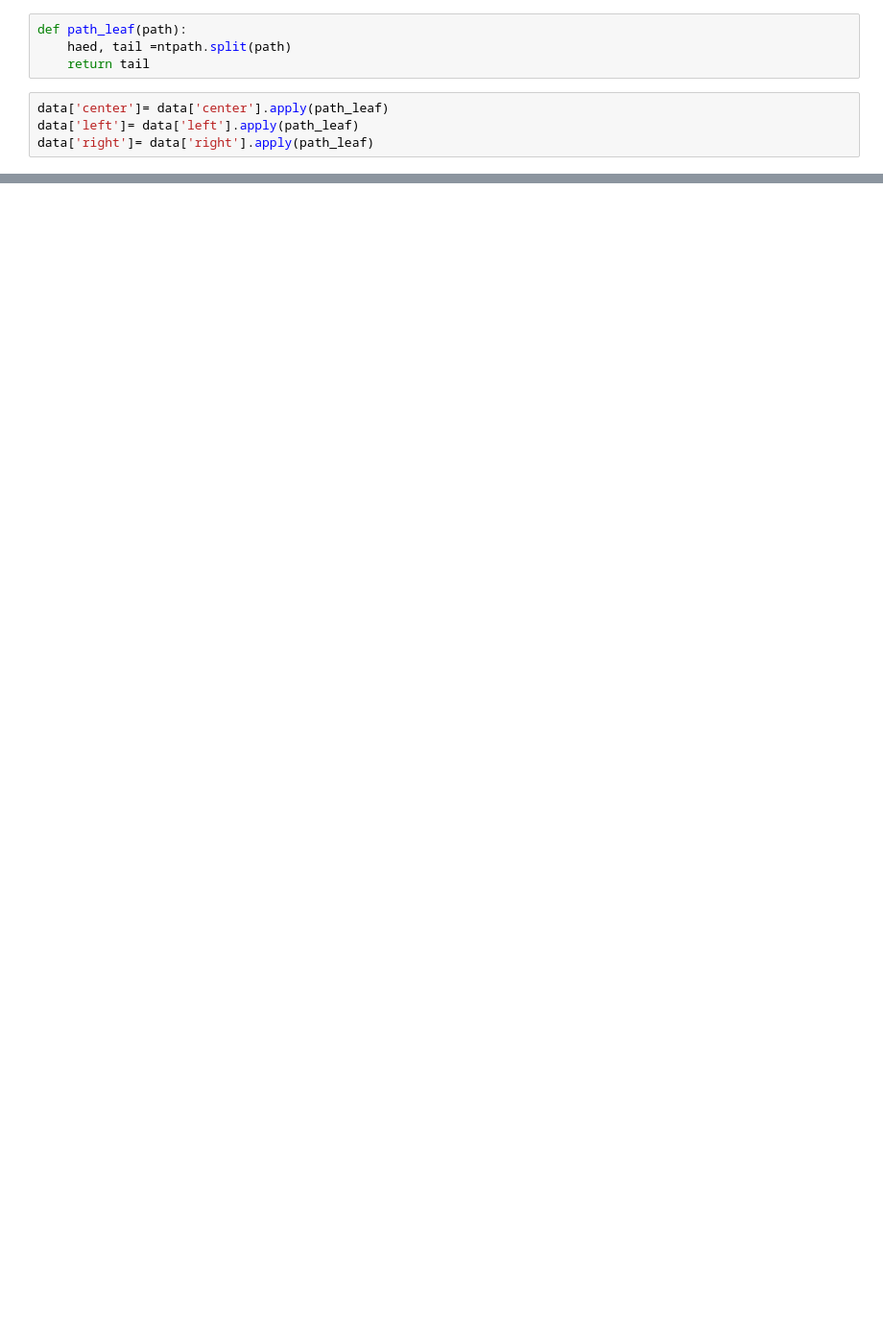
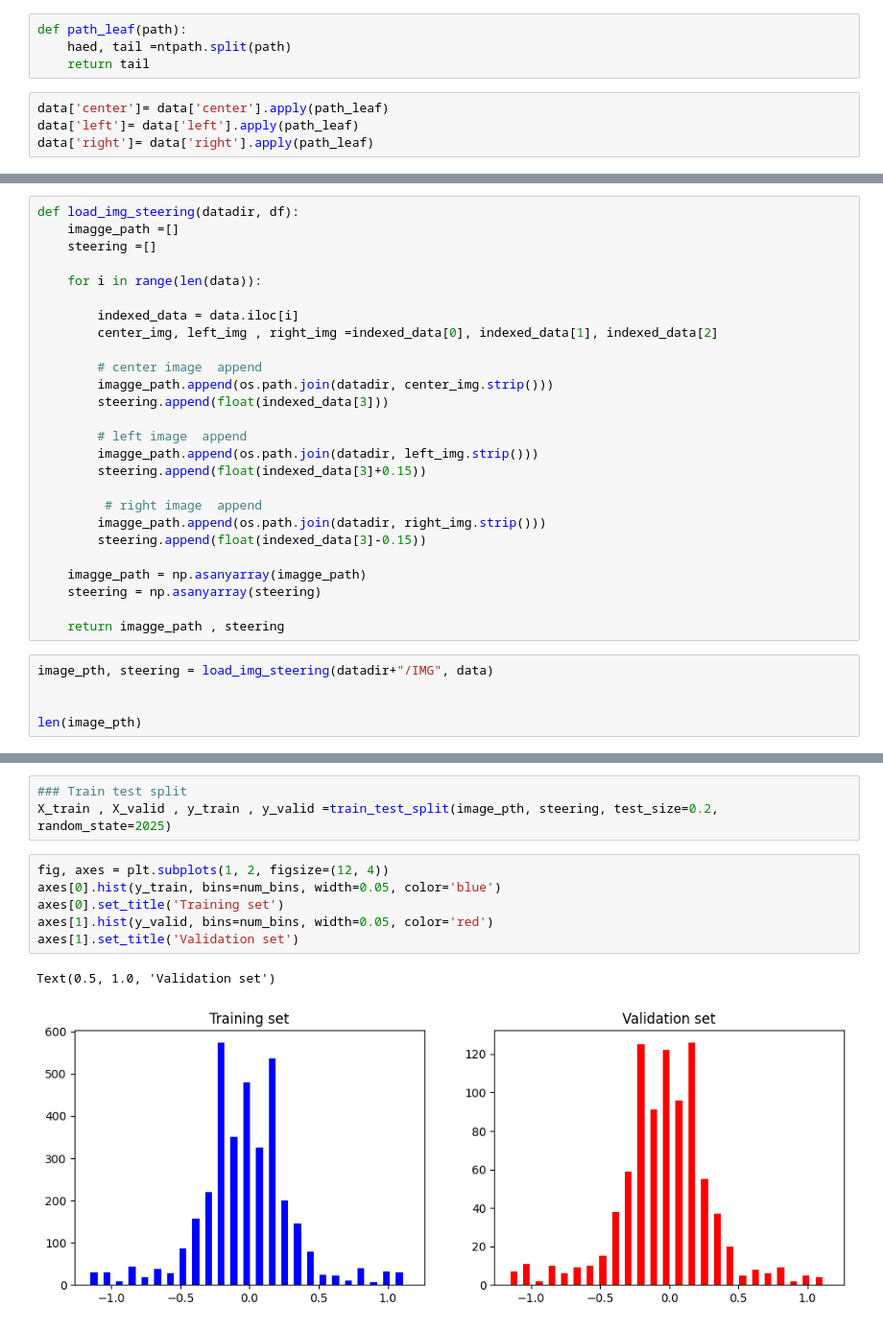
Before and after one commit to nuhla/AI-CARE-SELF-Driving, a Jupyter notebook: SelfDrivingCar.ipynb, the cells around one changed output, grey strips where cells are left out. Shown at 96% size. Saved outputs shown, nothing was run; the diff lists cells and outputs as text; blank space fills up the shorter version.

```diff
--- a/SelfDrivingCar.ipynb
+++ b/SelfDrivingCar.ipynb
@@ -157,0 +145,31 @@ ValueError: operands could not be broadcast together with shapes (25,) (0,)
+# %%
+def load_img_steering(datadir, df):
+    imagge_path =[]
+    steering =[]
+
+    for i in range(len(data)):
+
+        indexed_data = data.iloc[i]
+        center_img, left_img , right_img =indexed_data[0], indexed_data[1], indexed_data[2]
+
+        # center image  append
+        imagge_path.append(os.path.join(datadir, center_img.strip()))
+        steering.append(float(indexed_data[3]))
+
+        # left image  append
+        imagge_path.append(os.path.join(datadir, left_img.strip()))
+        steering.append(float(indexed_data[3]+0.15))
+
+         # right image  append
+        imagge_path.append(os.path.join(datadir, right_img.strip()))
+        steering.append(float(indexed_data[3]-0.15))
+
+    imagge_path = np.asanyarray(imagge_path)
+    steering = np.asanyarray(steering)
+
+    return imagge_path , steering
+# %%
+image_pth, steering = load_img_steering(datadir+"/IMG", data)
+
+
+len(image_pth)
@@ -157,0 +182,12 @@ ValueError: operands could not be broadcast together with shapes (25,) (0,)
+# %%
+### Train test split
+X_train , X_valid , y_train , y_valid =train_test_split(image_pth, steering, test_size=0.2, random_state=2025)
+# %%
+fig, axes = plt.subplots(1, 2, figsize=(12, 4))
+axes[0].hist(y_train, bins=num_bins, width=0.05, color='blue')
+axes[0].set_title('Training set')
+axes[1].hist(y_valid, bins=num_bins, width=0.05, color='red')
+axes[1].set_title('Validation set')
+# %% [output]
+Text(0.5, 1.0, 'Validation set')
+[figure, added]
```
Also changed, not shown: parts of 15 cells of this notebook.
